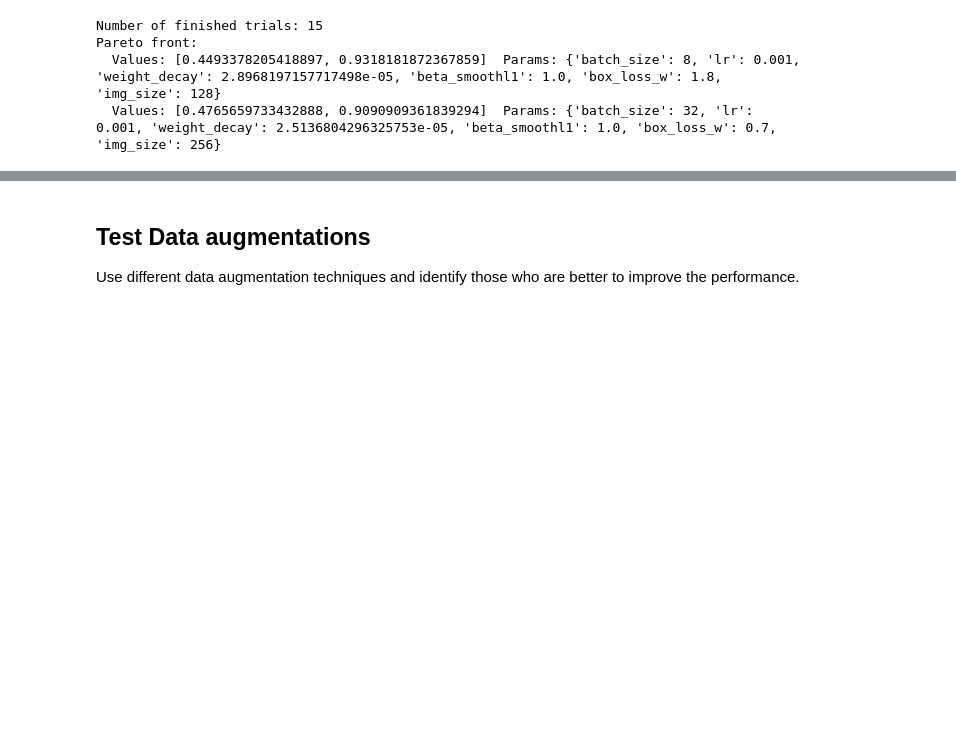
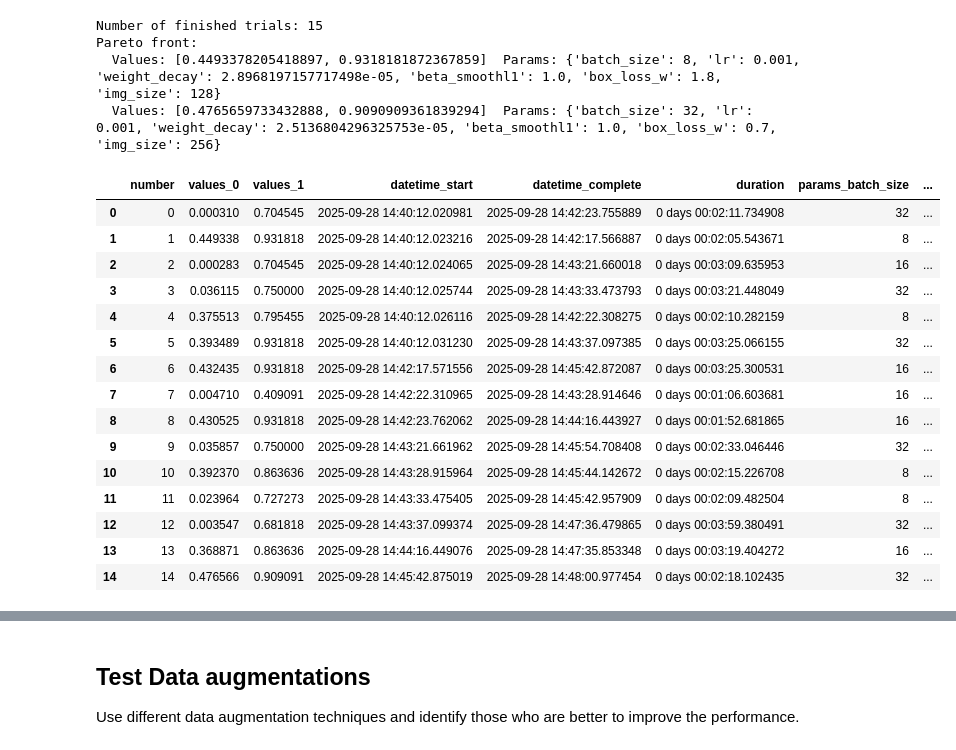
Before and after one commit to JhonattanReales21/Kaggle_CNN_competition_ML4_MIAA, a Jupyter notebook: notebooks/cnn_personalized.ipynb, the cells around one changed output, grey strips where cells are left out. Saved outputs shown, nothing was run; the diff lists cells and outputs as text; code cells hidden in the pictures; blank space fills up the shorter version.

```diff
--- a/notebooks/cnn_personalized.ipynb
+++ b/notebooks/cnn_personalized.ipynb
@@ -935,3 +941,22 @@ Number of finished trials: 15
 Pareto front:
   Values: [0.4493378205418897, 0.9318181872367859]  Params: {'batch_size': 8, 'lr': 0.001, 'weight_decay': 2.8968197157717498e-05, 'beta_smoothl1': 1.0, 'box_loss_w': 1.8, 'img_size': 128}
   Values: [0.4765659733432888, 0.9090909361839294]  Params: {'batch_size': 32, 'lr': 0.001, 'weight_decay': 2.5136804296325753e-05, 'beta_smoothl1': 1.0, 'box_loss_w': 0.7, 'img_size': 256}
+# %%
+study.trials_dataframe()
+# %% [output]
+|  | number | values_0 | values_1 | datetime_start | datetime_complete | duration | params_batch_size | ... |
+| 0 | 0 | 0.000310 | 0.704545 | 2025-09-28 14:40:12.020981 | 2025-09-28 14:42:23.755889 | 0 days 00:02:11.734908 | 32 | ... |
+| 1 | 1 | 0.449338 | 0.931818 | 2025-09-28 14:40:12.023216 | 2025-09-28 14:42:17.566887 | 0 days 00:02:05.543671 | 8 | ... |
+| 2 | 2 | 0.000283 | 0.704545 | 2025-09-28 14:40:12.024065 | 2025-09-28 14:43:21.660018 | 0 days 00:03:09.635953 | 16 | ... |
+| 3 | 3 | 0.036115 | 0.750000 | 2025-09-28 14:40:12.025744 | 2025-09-28 14:43:33.473793 | 0 days 00:03:21.448049 | 32 | ... |
+| 4 | 4 | 0.375513 | 0.795455 | 2025-09-28 14:40:12.026116 | 2025-09-28 14:42:22.308275 | 0 days 00:02:10.282159 | 8 | ... |
+| 5 | 5 | 0.393489 | 0.931818 | 2025-09-28 14:40:12.031230 | 2025-09-28 14:43:37.097385 | 0 days 00:03:25.066155 | 32 | ... |
+| 6 | 6 | 0.432435 | 0.931818 | 2025-09-28 14:42:17.571556 | 2025-09-28 14:45:42.872087 | 0 days 00:03:25.300531 | 16 | ... |
+| 7 | 7 | 0.004710 | 0.409091 | 2025-09-28 14:42:22.310965 | 2025-09-28 14:43:28.914646 | 0 days 00:01:06.603681 | 16 | ... |
+| 8 | 8 | 0.430525 | 0.931818 | 2025-09-28 14:42:23.762062 | 2025-09-28 14:44:16.443927 | 0 days 00:01:52.681865 | 16 | ... |
+| 9 | 9 | 0.035857 | 0.750000 | 2025-09-28 14:43:21.661962 | 2025-09-28 14:45:54.708408 | 0 days 00:02:33.046446 | 32 | ... |
+| 10 | 10 | 0.392370 | 0.863636 | 2025-09-28 14:43:28.915964 | 2025-09-28 14:45:44.142672 | 0 days 00:02:15.226708 | 8 | ... |
+| 11 | 11 | 0.023964 | 0.727273 | 2025-09-28 14:43:33.475405 | 2025-09-28 14:45:42.957909 | 0 days 00:02:09.482504 | 8 | ... |
+| 12 | 12 | 0.003547 | 0.681818 | 2025-09-28 14:43:37.099374 | 2025-09-28 14:47:36.479865 | 0 days 00:03:59.380491 | 32 | ... |
+| 13 | 13 | 0.368871 | 0.863636 | 2025-09-28 14:44:16.449076 | 2025-09-28 14:47:35.853348 | 0 days 00:03:19.404272 | 16 | ... |
+| 14 | 14 | 0.476566 | 0.909091 | 2025-09-28 14:45:42.875019 | 2025-09-28 14:48:00.977454 | 0 days 00:02:18.102435 | 32 | ... |
```
Also changed, not shown: parts of 6 cells of this notebook.
